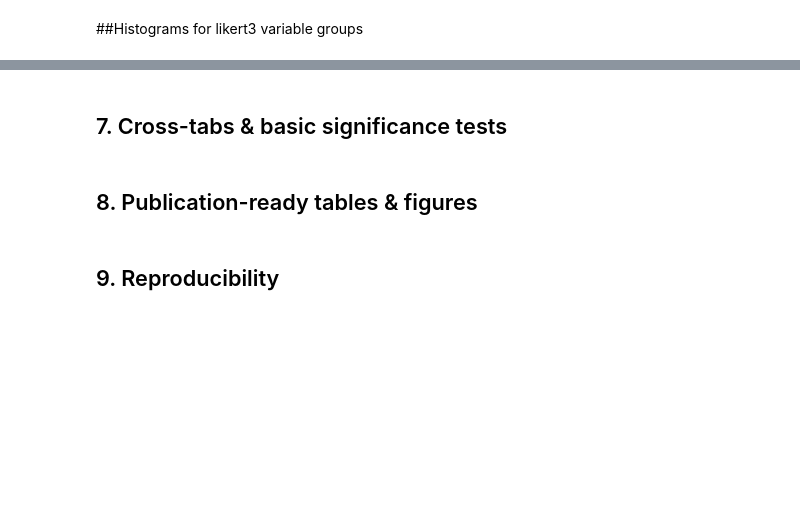
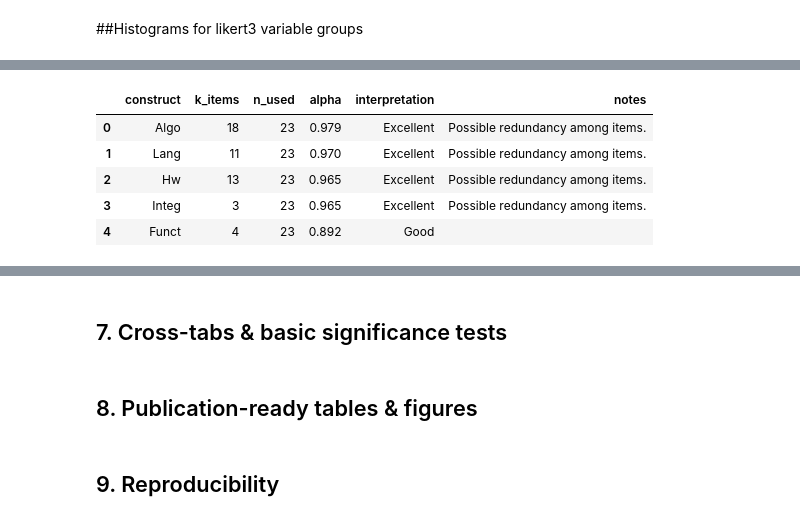
Before and after one commit to ricpdc/QSPL-Survey, a Jupyter notebook: QSE_Survey_Analysis_Colab.ipynb, the cells around one changed output, grey strips where cells are left out. Cells and saved outputs as stored; diff of their text form; code cells hidden in the pictures; blank space fills up the shorter version.

```diff
--- a/QSE_Survey_Analysis_Colab.ipynb
+++ b/QSE_Survey_Analysis_Colab.ipynb
@@ -661,0 +1592,82 @@ pd.Series(alpha_results).to_csv(OUTPUT_DIR / "cronbach_alpha.csv")
+# %%
+# --- Build CONSTRUCTS from previously computed `groups` and (optionally) compute Cronbach’s alpha ---
+# All code and comments in English.
+
+import pandas as pd
+from IPython.display import display, Markdown
+
+def _pretty_construct_name(group_key: str) -> str:
+    """
+    Turn a group key like 'gen_process' into a readable construct name: 'Process'.
+    Keeps a short descriptor; you can adapt this to your naming conventions.
+    """
+    key = str(group_key)
+    if key.startswith("gen_"):
+        key = key[4:]
+    return key.replace("_", " ").strip().title()
+
+# 1) Build CONSTRUCTS directly from `groups` (features only, since c_* were already ignored)
+CONSTRUCTS = {}
+for gname, cols in groups.items():
+    # gname is the 'gen_*' column (group header). Use a pretty label for readability.
+    pretty = _pretty_construct_name(gname)
+    # Only keep non-empty lists
+    if cols:
+        CONSTRUCTS[pretty] = list(cols)
+
+# 2) Show a compact preview of the constructs (name -> #items)
+if not CONSTRUCTS:
+    display(Markdown("> **No constructs built from `groups`.** Check that `groups` is non-empty."))
+else:
+    display(Markdown("### Constructs built from `groups`"))
+    preview_rows = [{"construct": k, "k_items": len(v)} for k, v in CONSTRUCTS.items()]
+    display(pd.DataFrame(preview_rows).sort_values("construct").reset_index(drop=True))
+
+# 3) If `cronbach_alpha` is defined in the notebook, compute interpreted α per construct
+if "cronbach_alpha" in globals():
+    def _interpret_alpha(a: float) -> str:
+        if pd.isna(a): return "NA"
+        if a >= 0.90: return "Excellent"
+        if a >= 0.80: return "Good"
+        if a >= 0.70: return "Acceptable"
+        if a >= 0.60: return "Questionable"
+        if a >= 0.50: return "Poor"
+        return "Unacceptable"
+
+    records = []
+    for name, cols in CONSTRUCTS.items():
+        # Coerce to numeric and perform listwise deletion within the construct
+        sub = df[cols].apply(pd.to_numeric, errors="coerce")
+        sub_clean = sub.dropna(axis=0, how="any")
+        k_items = len(cols)
+        n_used = len(sub_clean)
+        a = cronbach_alpha(sub_clean) if (k_items > 1 and n_used > 1) else float("nan")
+        note = ""
+        if pd.isna(a):
+            note = "Insufficient items/variance or too many missing values."
+        elif a < 0.70:
+            note = "Consider reviewing items; check item–total correlations."
+        elif a > 0.95:
+            note = "Possible redundancy among items."
+
+        records.append({
+            "construct": name,
+            "k_items": k_items,
+            "n_used": n_used,
+            "alpha": a,
+            "interpretation": _interpret_alpha(a),
+            "notes": note
+        })
+
+    res = pd.DataFrame.from_records(records)
+    if not res.empty:
+        res_disp = res.copy()
+        res_disp["alpha"] = res_disp["alpha"].round(3)
+        display(Markdown("### Cronbach’s alpha by construct (interpreted)"))
+        display(res_disp[["construct", "k_items", "n_used", "alpha", "interpretation", "notes"]]
+                .sort_values(["alpha"], ascending=[False], na_position="last")
+                .reset_index(drop=True))
+else:
+    display(Markdown("> `cronbach_alpha` is not defined in the current scope. "
+                     "Define it first to compute reliability for these constructs."))
+# %% [output]
@@ -661,0 +1682,6 @@ pd.Series(alpha_results).to_csv(OUTPUT_DIR / "cronbach_alpha.csv")
+|  | construct | k_items | n_used | alpha | interpretation | notes |
+| 0 | Algo | 18 | 23 | 0.979 | Excellent | Possible redundancy among items. |
+| 1 | Lang | 11 | 23 | 0.970 | Excellent | Possible redundancy among items. |
+| 2 | Hw | 13 | 23 | 0.965 | Excellent | Possible redundancy among items. |
+| 3 | Integ | 3 | 23 | 0.965 | Excellent | Possible redundancy among items. |
+| 4 | Funct | 4 | 23 | 0.892 | Good |  |
```
Also changed, not shown: parts of 24 cells of this notebook.
